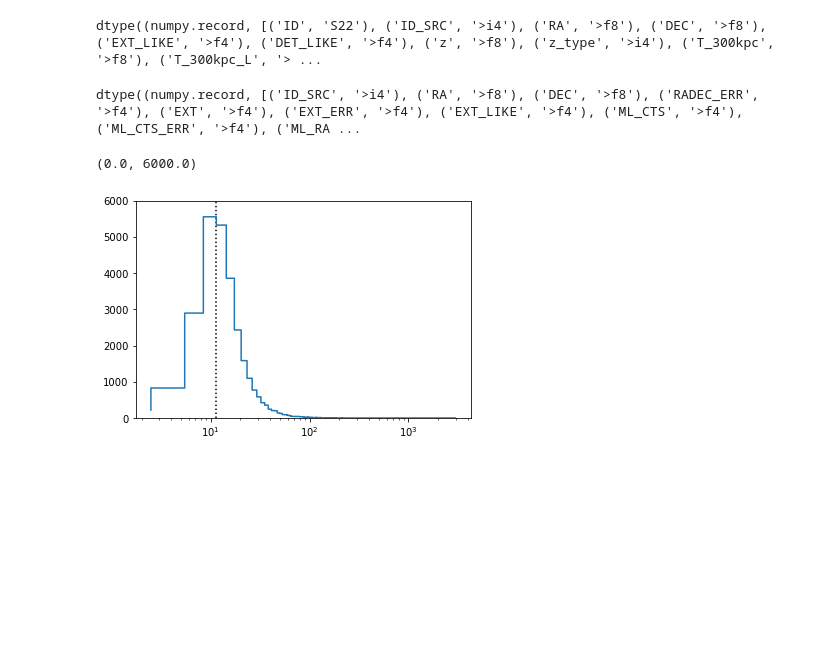
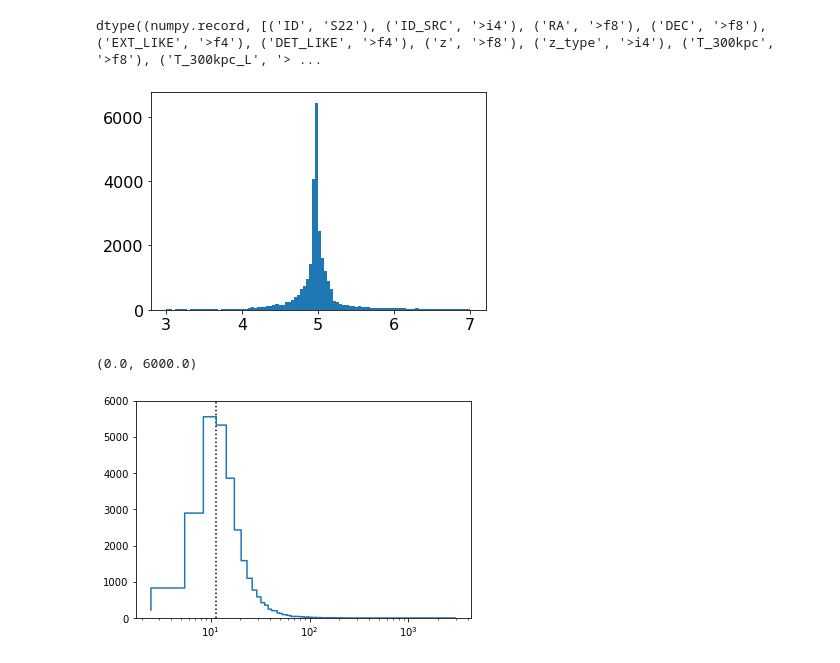
Before and after one commit to milchada/eFEDS, a Jupyter notebook: stacking_analysis.ipynb, the cells around one changed output. Drawn from its saved outputs; the diff is of its cells as text; code cells hidden in the pictures; blank space fills up the shorter version.

```diff
--- a/stacking_analysis.ipynb
+++ b/stacking_analysis.ipynb
@@ -22,9 +22,9 @@ dtype((numpy.record, [('ID', 'S22'), ('ID_SRC', '>i4'), ('RA', '>f8'), ('DEC', '
 ptsrc = fits.open('../ptsrc_cat.fits')[1].data
 # ptsrc_lowsig = fits.open('ptsrc_lowsig.fits')[1].data
 # %%
-ptsrc.dtype
+_ = plt.hist(ptsrc['APE_RADIUS_s'], bins=100, range=(3,7))
 # %% [output]
-dtype((numpy.record, [('ID_SRC', '>i4'), ('RA', '>f8'), ('DEC', '>f8'), ('RADEC_ERR', '>f4'), ('EXT', '>f4'), ('EXT_ERR', '>f4'), ('EXT_LIKE', '>f4'), ('ML_CTS', '>f4'), ('ML_CTS_ERR', '>f4'), ('ML_RA ...
+[figure, added]
 # %%
 cts = ptsrc['APE_CTS_s'] + ptsrc['APE_CTS_t'] + ptsrc['APE_CTS_u']
 hist, bins = np.histogram(cts, bins=1000, range=(1, cts.max()))
```
Also changed, not shown: parts of 15 cells of this notebook.
